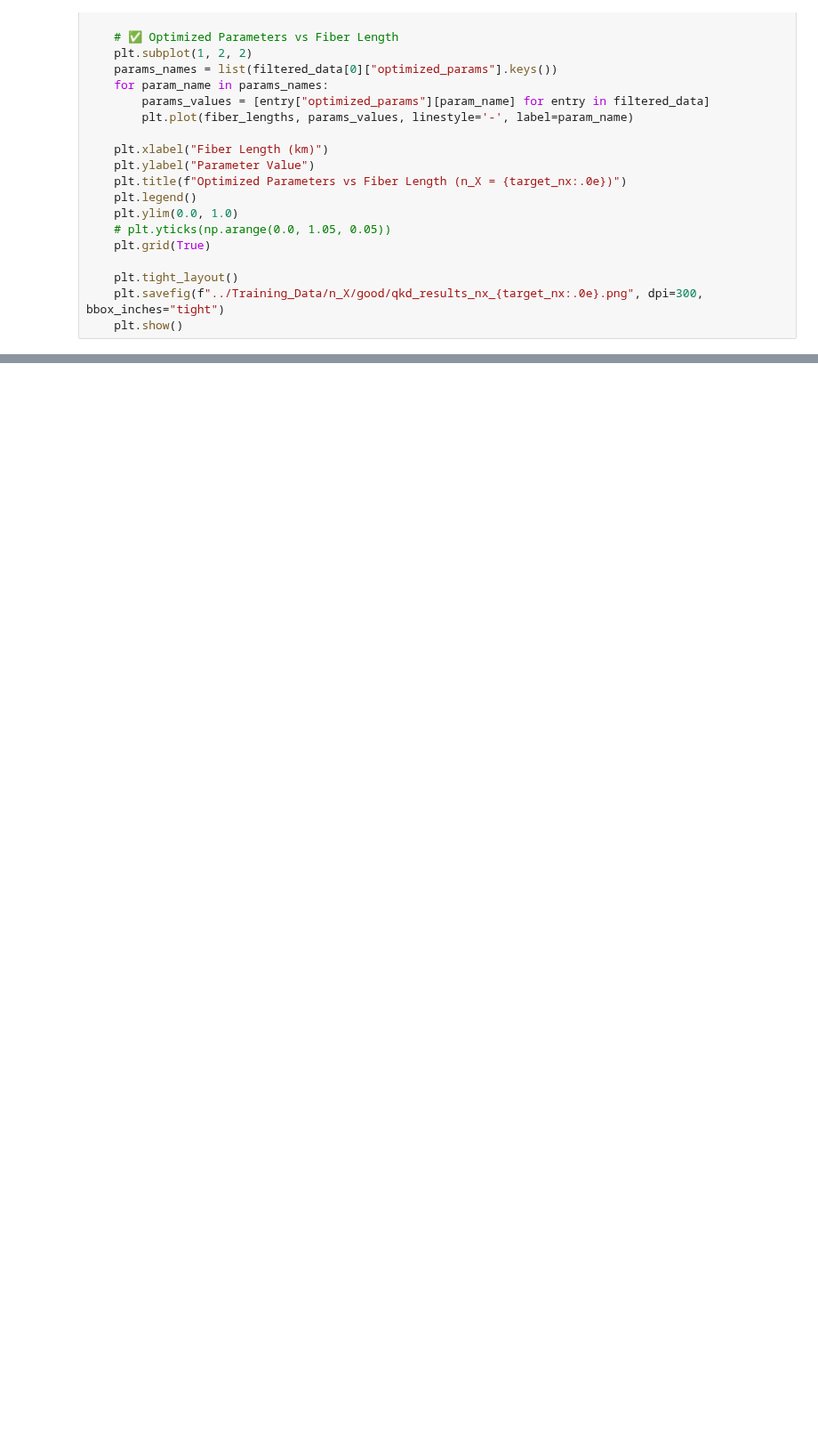
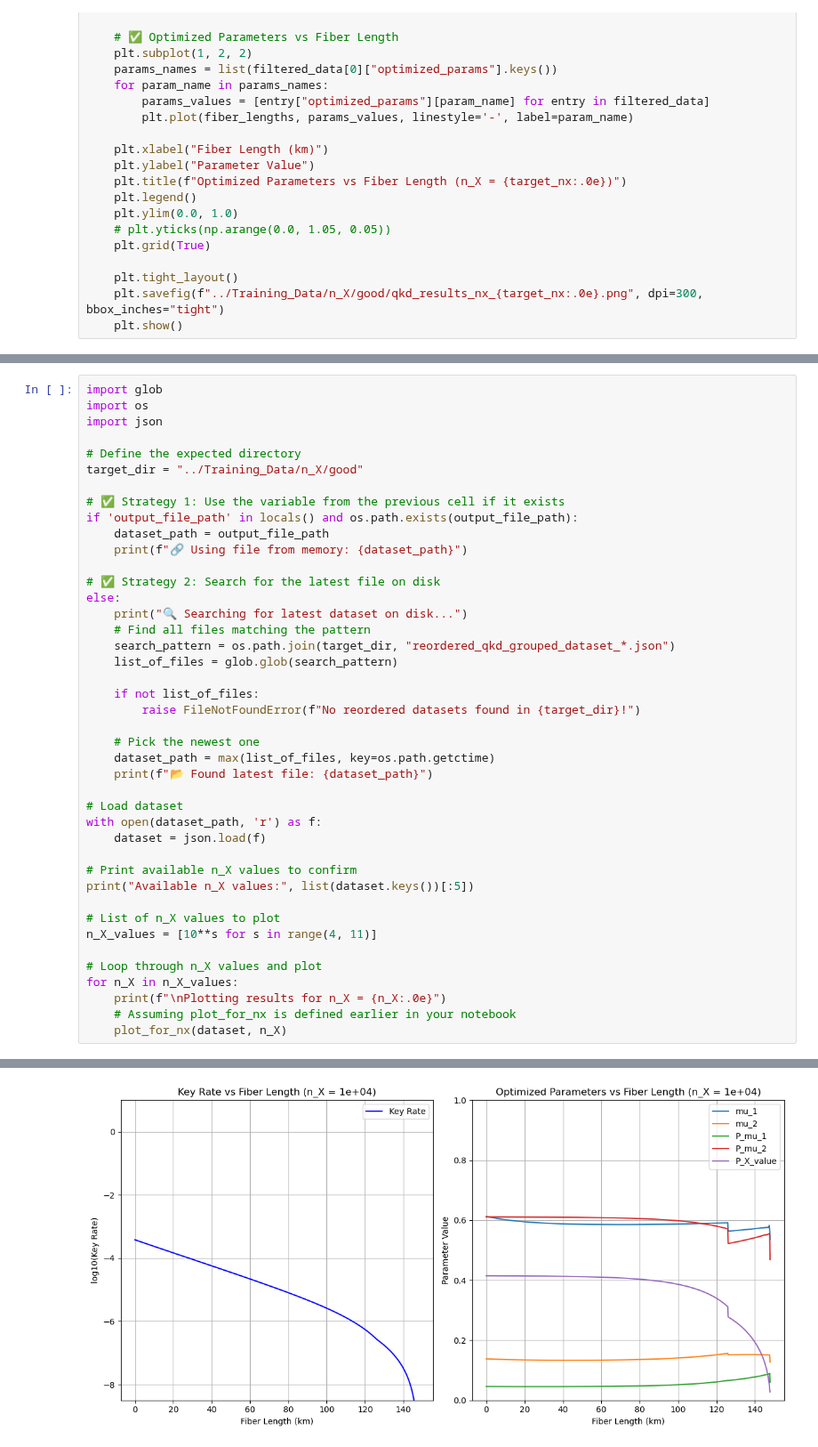
Before and after one commit to alanspace/QKD_KeyRate_Parameter_Optimization, a Jupyter notebook: Optimization/BB84_Parameters_2014_Optimization_Jax_updated.ipynb, the cells around one changed output, grey strips where cells are left out. Shown at 89% size. Drawn from its saved outputs; the diff is of its cells as text; blank space fills up the shorter version.

```diff
--- a/Optimization/BB84_Parameters_2014_Optimization_Jax_updated.ipynb
+++ b/Optimization/BB84_Parameters_2014_Optimization_Jax_updated.ipynb
@@ -751,0 +600,43 @@ No data found for n_X = 10000000000
+# %%
+import glob
+import os
+import json
+
+# Define the expected directory
+target_dir = "../Training_Data/n_X/good"
+
+# ✅ Strategy 1: Use the variable from the previous cell if it exists
+if 'output_file_path' in locals() and os.path.exists(output_file_path):
+    dataset_path = output_file_path
+    print(f"🔗 Using file from memory: {dataset_path}")
+
+# ✅ Strategy 2: Search for the latest file on disk
+else:
+    print("🔍 Searching for latest dataset on disk...")
+    # Find all files matching the pattern
+    search_pattern = os.path.join(target_dir, "reordered_qkd_grouped_dataset_*.json")
+    list_of_files = glob.glob(search_pattern)
+
+    if not list_of_files:
+        raise FileNotFoundError(f"No reordered datasets found in {target_dir}!")
+
+    # Pick the newest one
+    dataset_path = max(list_of_files, key=os.path.getctime)
+    print(f"📂 Found latest file: {dataset_path}")
+
+# Load dataset
+with open(dataset_path, 'r') as f:
+    dataset = json.load(f)
+
+# Print available n_X values to confirm
+print("Available n_X values:", list(dataset.keys())[:5])
+
+# List of n_X values to plot
+n_X_values = [10**s for s in range(4, 11)]
+
+# Loop through n_X values and plot
+for n_X in n_X_values:
+    print(f"\nPlotting results for n_X = {n_X:.0e}")
+    # Assuming plot_for_nx is defined earlier in your notebook
+    plot_for_nx(dataset, n_X)
+# %% [output]
@@ -751,0 +647 @@ No data found for n_X = 10000000000
+[figure, added]
```
Also changed, not shown: parts of 19 cells of this notebook, 29 other files.
